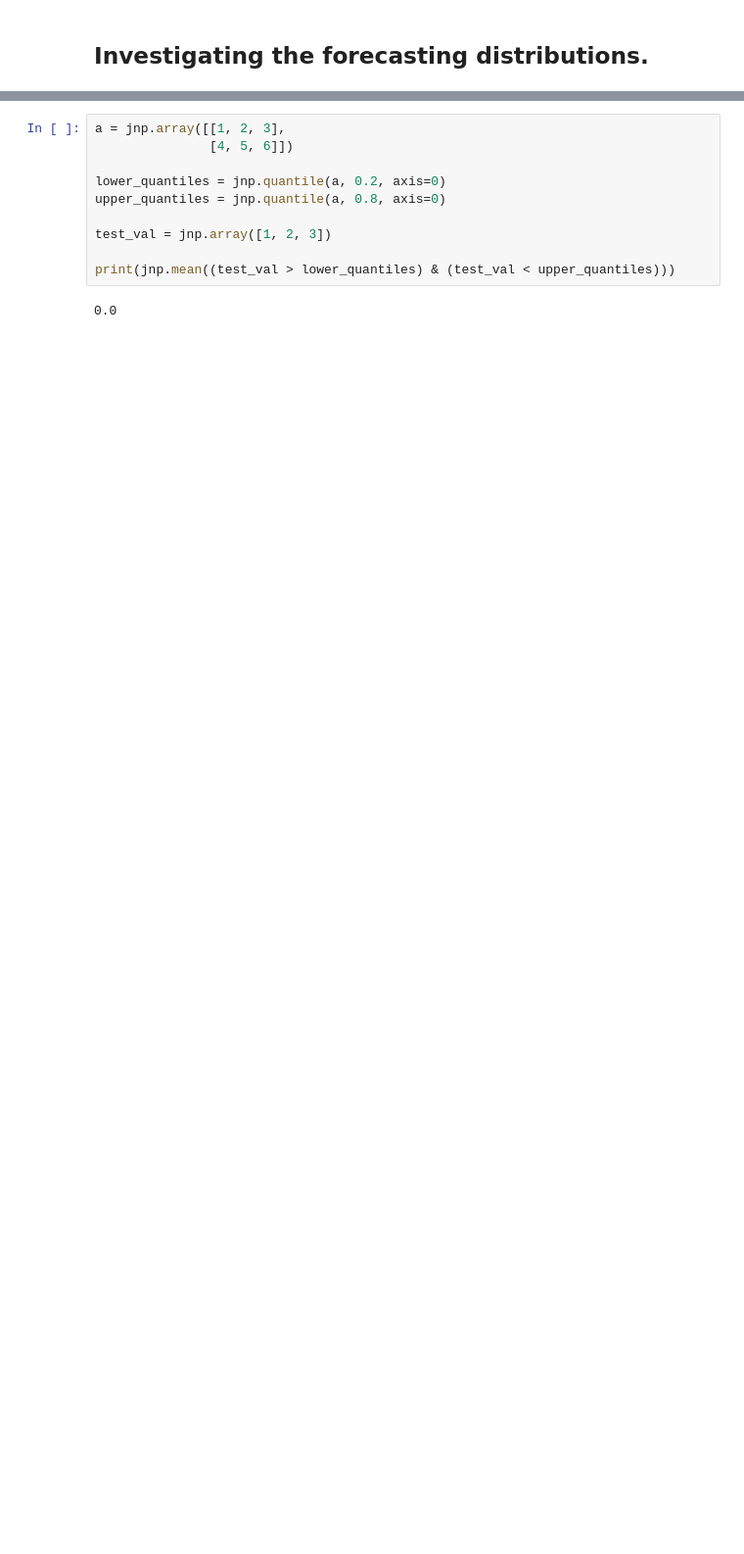
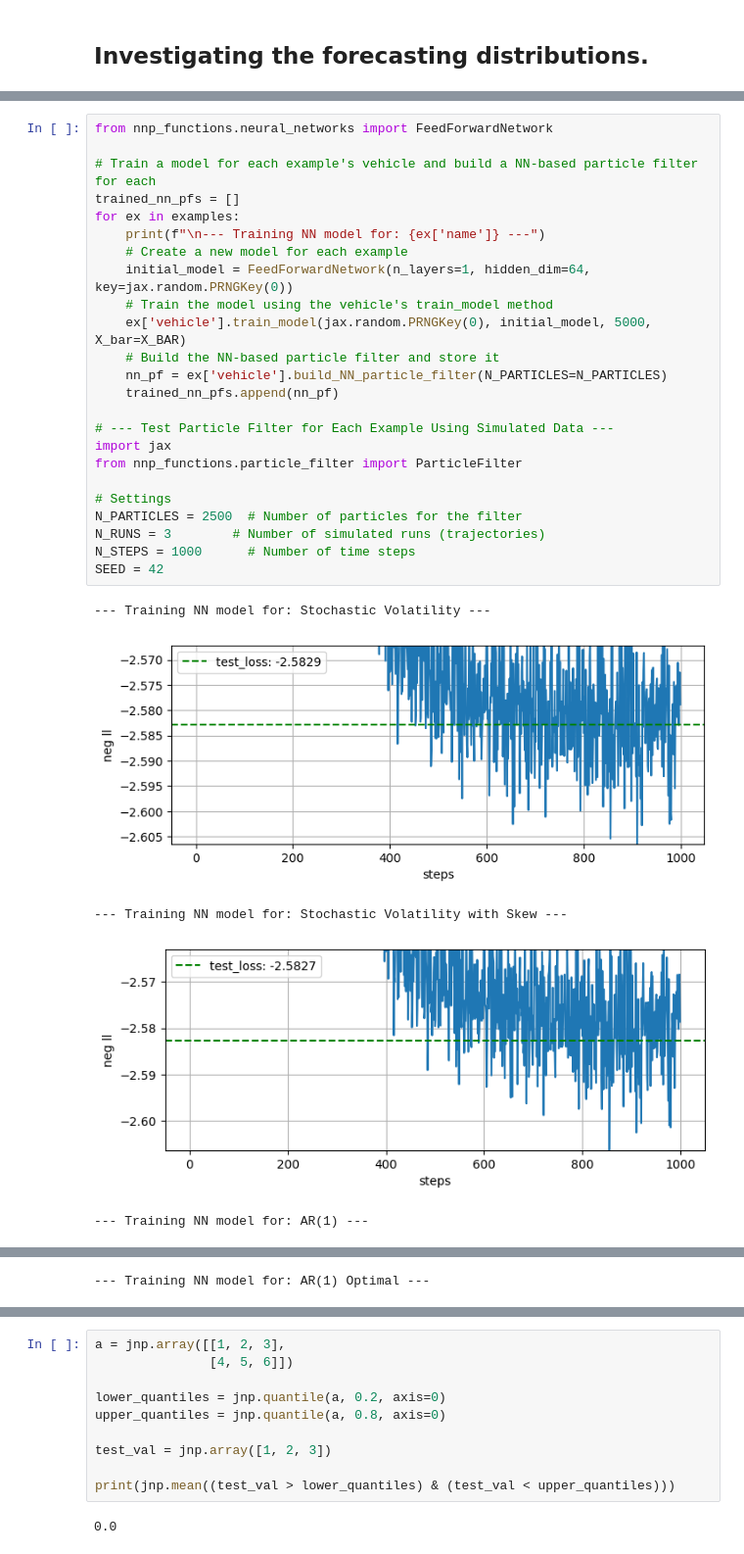
Before and after one commit to chrisjwheeler/NNP-method, a Jupyter notebook: example_generation_functions.ipynb, the cells around one changed output, grey strips where cells are left out. Shown at 98% size. Drawn from its saved outputs; the diff is of its cells as text; blank space fills up the shorter version.

Commit message:
Begin Testing of the whole process.
Initial tests look promising for all but the skew model. However doc
getting overcrowded so now should compartmentalise.

```diff
--- a/example_generation_functions.ipynb
+++ b/example_generation_functions.ipynb
@@ -593,0 +606,30 @@ Forecast Point Comparisons:
+# %%
+from nnp_functions.neural_networks import FeedForwardNetwork
+
+# Train a model for each example's vehicle and build a NN-based particle filter for each
+trained_nn_pfs = []
+for ex in examples:
+    print(f"\n--- Training NN model for: {ex['name']} ---")
+    # Create a new model for each example
+    initial_model = FeedForwardNetwork(n_layers=1, hidden_dim=64, key=jax.random.PRNGKey(0))
+    # Train the model using the vehicle's train_model method
+    ex['vehicle'].train_model(jax.random.PRNGKey(0), initial_model, 5000, X_bar=X_BAR)
+    # Build the NN-based particle filter and store it
+    nn_pf = ex['vehicle'].build_NN_particle_filter(N_PARTICLES=N_PARTICLES)
+    trained_nn_pfs.append(nn_pf)
+
+# --- Test Particle Filter for Each Example Using Simulated Data ---
+import jax
+from nnp_functions.particle_filter import ParticleFilter
+
+# Settings
+N_PARTICLES = 2500  # Number of particles for the filter
+N_RUNS = 3        # Number of simulated runs (trajectories)
+N_STEPS = 1000      # Number of time steps
+SEED = 42
+# %% [output]
+--- Training NN model for: Stochastic Volatility ---
+[figure, added]
+--- Training NN model for: Stochastic Volatility with Skew ---
+[figure, added]
+--- Training NN model for: AR(1) ---
@@ -593,0 +637 @@ Forecast Point Comparisons:
+--- Training NN model for: AR(1) Optimal ---
```
Also changed, not shown: parts of 4 cells of this notebook, 1 other file.
